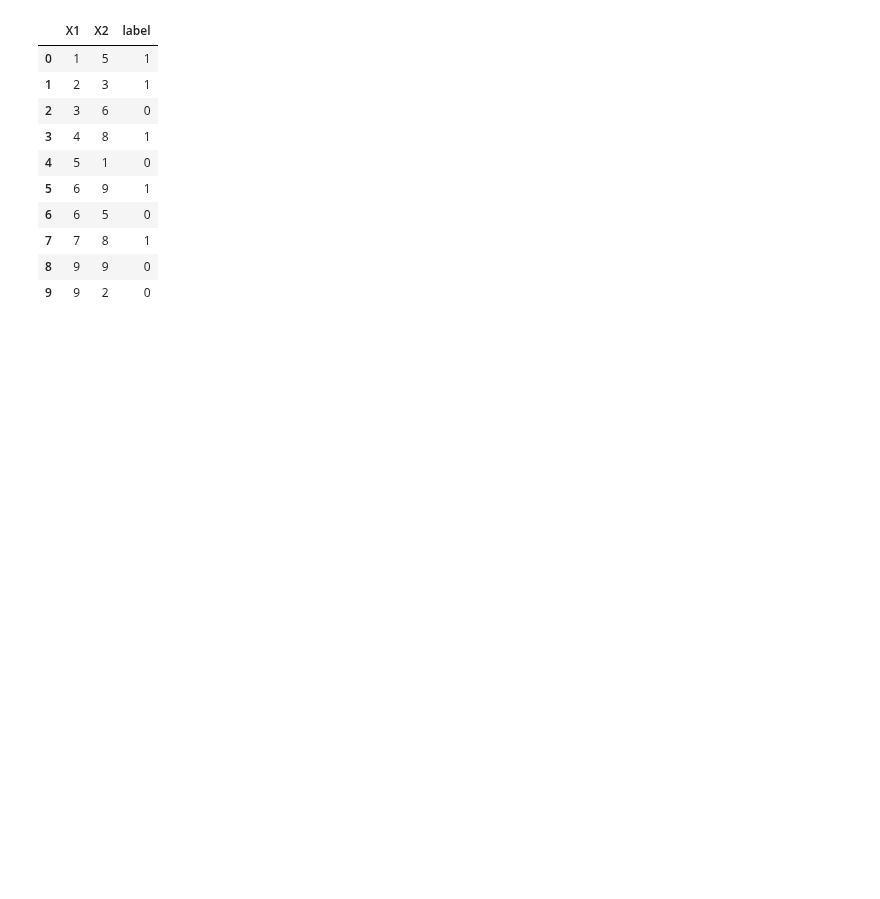
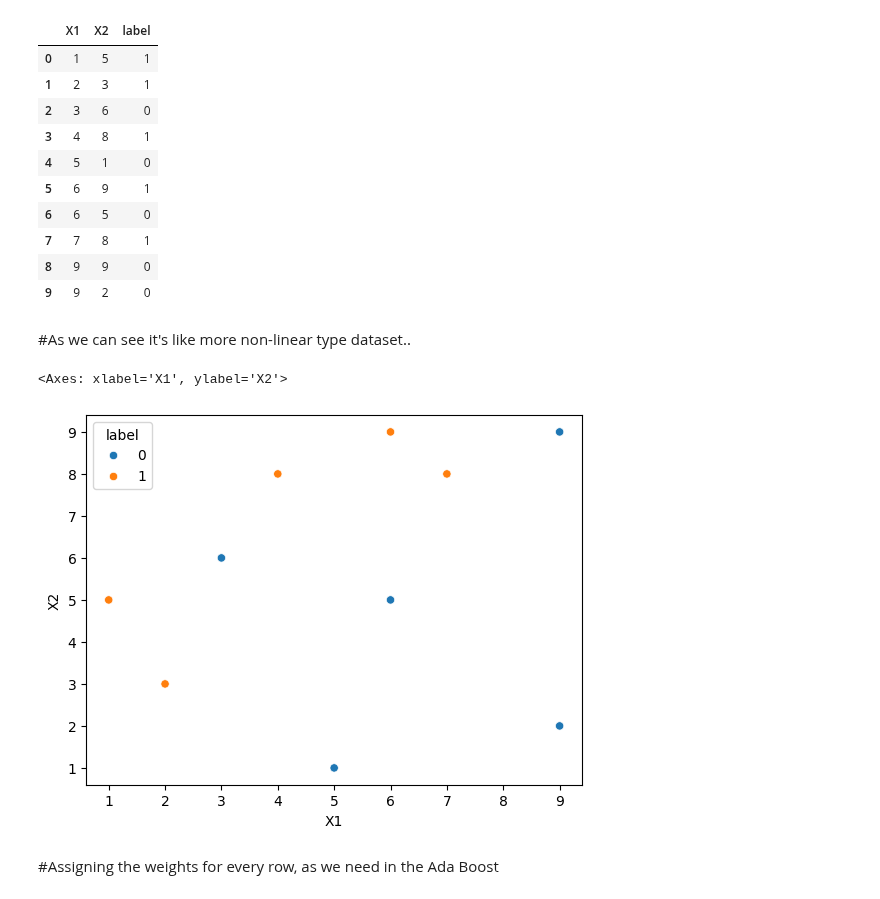
Before and after one commit to rocket0l4/ML-files, a Jupyter notebook: Ada_Boost.ipynb, the cells around one changed output. Drawn from its saved outputs; the diff is of its cells as text; code cells hidden in the pictures; blank space fills up the shorter version.

```diff
--- a/Ada_Boost.ipynb
+++ b/Ada_Boost.ipynb
@@ -26,3 +24,13 @@ df
 | 7 | 7 | 8 | 1 |
 | 8 | 9 | 9 | 0 |
 | 9 | 9 | 2 | 0 |
+# %% [markdown]
+#As we can see it's like more non-linear type dataset..
+# %%
+import seaborn as sns
+sns.scatterplot(x=df['X1'],y=df['X2'],hue=df['label'])
+# %% [output]
+<Axes: xlabel='X1', ylabel='X2'>
+[figure, added]
+# %% [markdown]
+#Assigning the weights for every row, as we need in the Ada Boost
```
Also changed, not shown: parts of 35 cells of this notebook.
